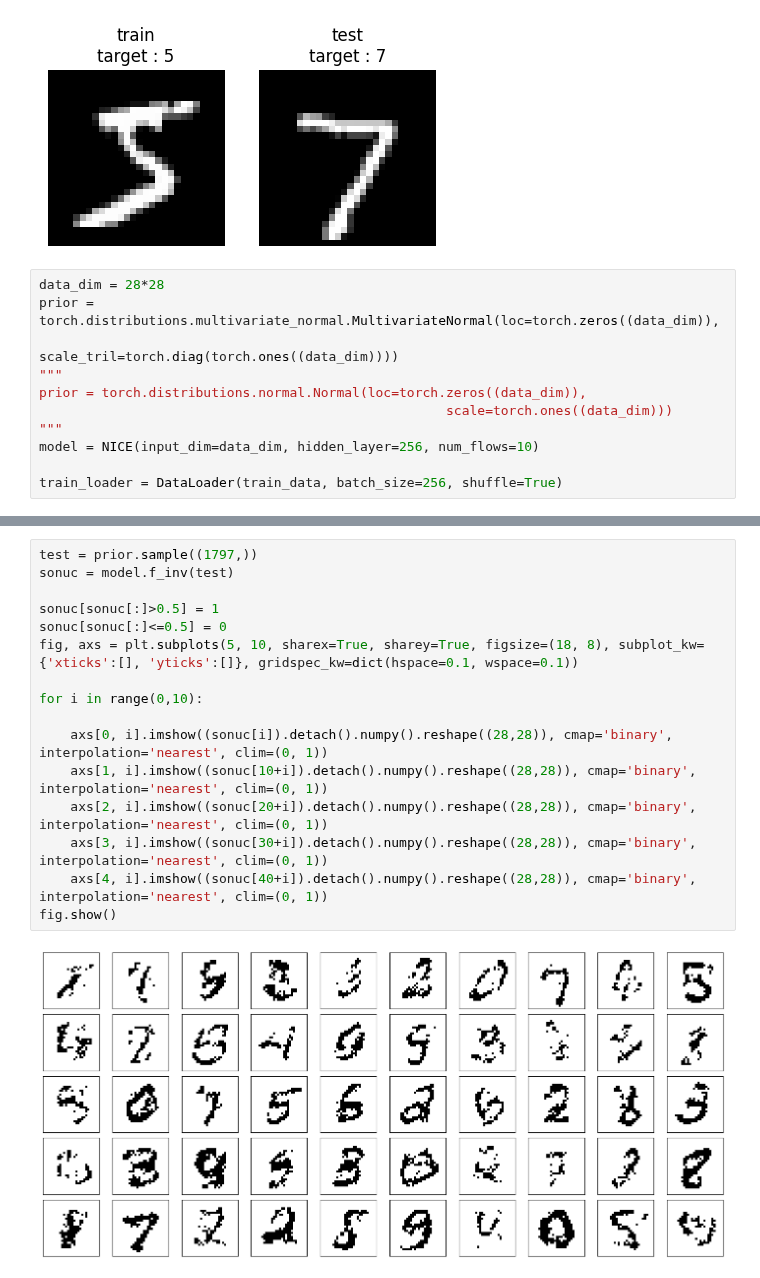
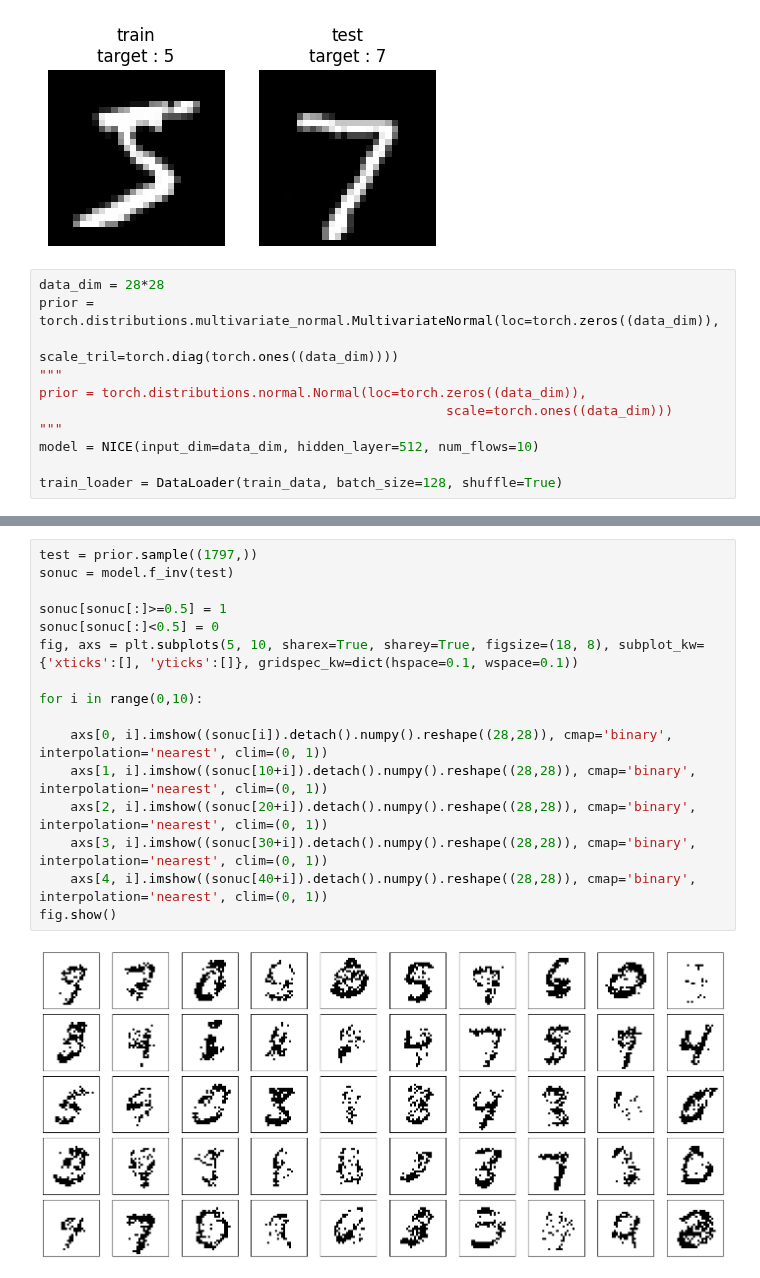
Before and after one commit to tayfununal/PyTorch, a Jupyter notebook: 05_mnist_nice.ipynb, the cells around one changed output, grey strips where cells are left out. Cells and saved outputs as stored; diff of their text form.

```diff
--- a/05_mnist_nice.ipynb
+++ b/05_mnist_nice.ipynb
@@ -206,7 +190,7 @@ prior = torch.distributions.multivariate_normal.MultivariateNormal(loc=torch.zer
 prior = torch.distributions.normal.Normal(loc=torch.zeros((data_dim)),
                                                     scale=torch.ones((data_dim)))
 """
-model = NICE(input_dim=data_dim, hidden_layer=256, num_flows=10)
+model = NICE(input_dim=data_dim, hidden_layer=512, num_flows=10)
 
-train_loader = DataLoader(train_data, batch_size=256, shuffle=True)
+train_loader = DataLoader(train_data, batch_size=128, shuffle=True)
 # %%
@@ -322,21 +301,21 @@ fig.show()
 # %%
 test = prior.sample((1797,))
 sonuc = model.f_inv(test)
 
-sonuc[sonuc[:]>0.5] = 1
-sonuc[sonuc[:]<=0.5] = 0
+sonuc[sonuc[:]>=0.5] = 1
+sonuc[sonuc[:]<0.5] = 0
 fig, axs = plt.subplots(5, 10, sharex=True, sharey=True, figsize=(18, 8), subplot_kw={'xticks':[], 'yticks':[]}, gridspec_kw=dict(hspace=0.1, wspace=0.1))
 
 for i in range(0,10):
 
     axs[0, i].imshow((sonuc[i]).detach().numpy().reshape((28,28)), cmap='binary', interpolation='nearest', clim=(0, 1))
     axs[1, i].imshow((sonuc[10+i]).detach().numpy().reshape((28,28)), cmap='binary', interpolation='nearest', clim=(0, 1))
     axs[2, i].imshow((sonuc[20+i]).detach().numpy().reshape((28,28)), cmap='binary', interpolation='nearest', clim=(0, 1))
     axs[3, i].imshow((sonuc[30+i]).detach().numpy().reshape((28,28)), cmap='binary', interpolation='nearest', clim=(0, 1))
     axs[4, i].imshow((sonuc[40+i]).detach().numpy().reshape((28,28)), cmap='binary', interpolation='nearest', clim=(0, 1))
 fig.show()
 # %% [output]
-[figure, old version]
+[figure, new version]
 # %%
 test = prior.sample((1797,))
 sonuc = model.f_inv(test)
```
Also changed, not shown: parts of 10 cells of this notebook.
